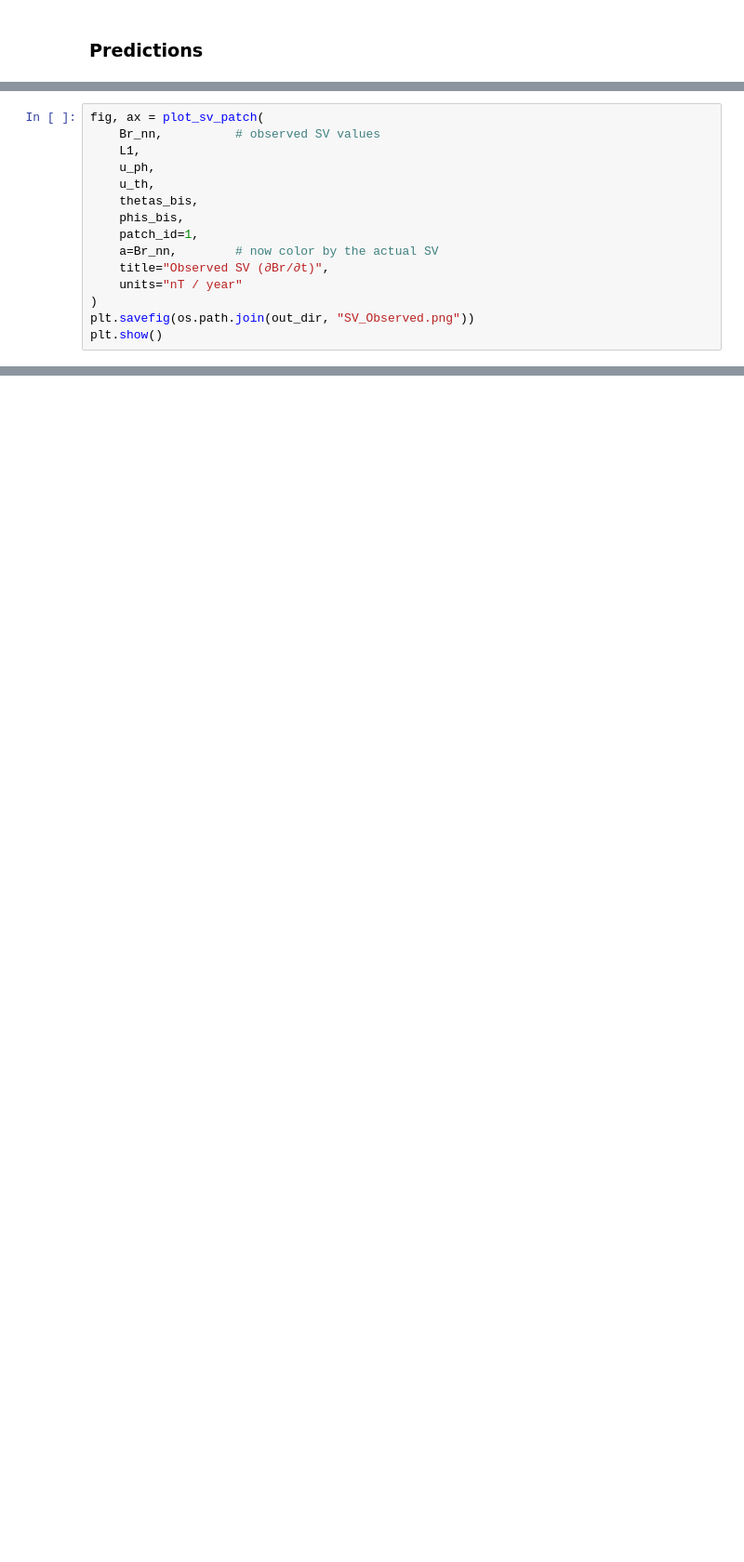
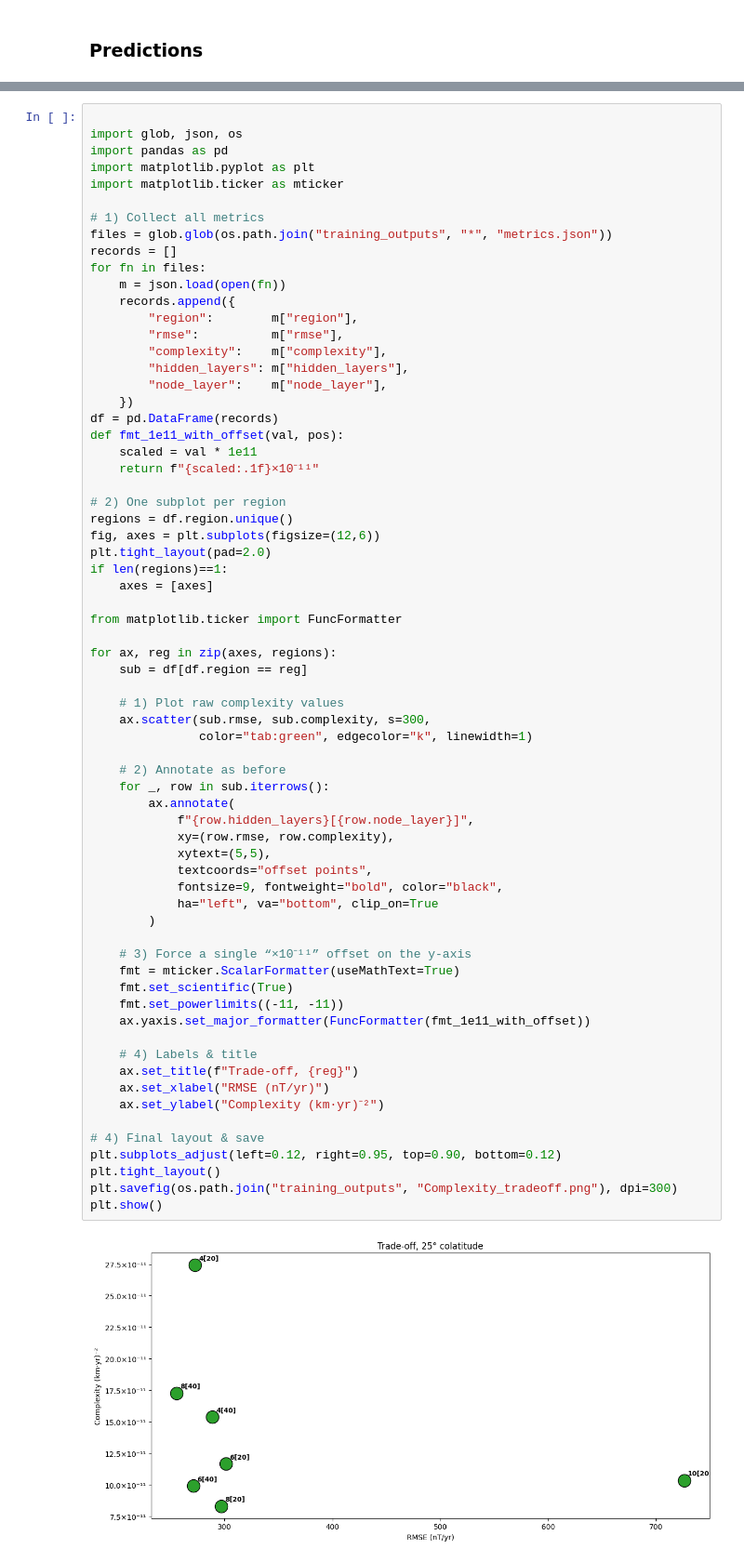
Before and after one commit to Farii01/Internship_PINN_work, a Jupyter notebook: Simple_last.ipynb, the cells around one changed output, grey strips where cells are left out. Shown at 93% size. Drawn from its saved outputs; the diff is of its cells as text; blank space fills up the shorter version.

```diff
--- a/Simple_last.ipynb
+++ b/Simple_last.ipynb
@@ -636,15 +667,0 @@ fig, ax = plot_sv_patch(
-# %%
-fig, ax = plot_sv_patch(
-    Br_nn,          # observed SV values
-    L1,
-    u_ph,
-    u_th,
-    thetas_bis,
-    phis_bis,
-    patch_id=1,
-    a=Br_nn,        # now color by the actual SV
-    title="Observed SV (∂Br/∂t)",
-    units="nT / year"
-)
-plt.savefig(os.path.join(out_dir, "SV_Observed.png"))
-plt.show()
@@ -815,0 +668,69 @@ plt.show()
+# %%
+
+import glob, json, os
+import pandas as pd
+import matplotlib.pyplot as plt
+import matplotlib.ticker as mticker
+
+# 1) Collect all metrics
+files = glob.glob(os.path.join("training_outputs", "*", "metrics.json"))
+records = []
+for fn in files:
+    m = json.load(open(fn))
+    records.append({
+        "region":        m["region"],
+        "rmse":          m["rmse"],
+        "complexity":    m["complexity"],
+        "hidden_layers": m["hidden_layers"],
+        "node_layer":    m["node_layer"],
+    })
+df = pd.DataFrame(records)
+def fmt_1e11_with_offset(val, pos):
+    scaled = val * 1e11
+    return f"{scaled:.1f}×10⁻¹¹"
+
+# 2) One subplot per region
+regions = df.region.unique()
+fig, axes = plt.subplots(figsize=(12,6))
+plt.tight_layout(pad=2.0)
+if len(regions)==1:
+    axes = [axes]
+
+from matplotlib.ticker import FuncFormatter
+
+for ax, reg in zip(axes, regions):
+    sub = df[df.region == reg]
+
+    # 1) Plot raw complexity values
+    ax.scatter(sub.rmse, sub.complexity, s=300,
+               color="tab:green", edgecolor="k", linewidth=1)
+
+    # 2) Annotate as before
+    for _, row in sub.iterrows():
+        ax.annotate(
+            f"{row.hidden_layers}[{row.node_layer}]",
+            xy=(row.rmse, row.complexity),
+            xytext=(5,5),
+            textcoords="offset points",
+            fontsize=9, fontweight="bold", color="black",
+            ha="left", va="bottom", clip_on=True
+        )
+
+    # 3) Force a single “×10⁻¹¹” offset on the y-axis
+    fmt = mticker.ScalarFormatter(useMathText=True)
+    fmt.set_scientific(True)
+    fmt.set_powerlimits((-11, -11))
+    ax.yaxis.set_major_formatter(FuncFormatter(fmt_1e11_with_offset))
+
+    # 4) Labels & title
+    ax.set_title(f"Trade‑off, {reg}")
+    ax.set_xlabel("RMSE (nT/yr)")
+    ax.set_ylabel("Complexity (km·yr)⁻²")
+
+# 4) Final layout & save
+plt.subplots_adjust(left=0.12, right=0.95, top=0.90, bottom=0.12)
+plt.tight_layout()
+plt.savefig(os.path.join("training_outputs", "Complexity_tradeoff.png"), dpi=300)
+plt.show()
+# %% [output]
+[figure, added]
```
Also changed, not shown: parts of 32 cells of this notebook.
